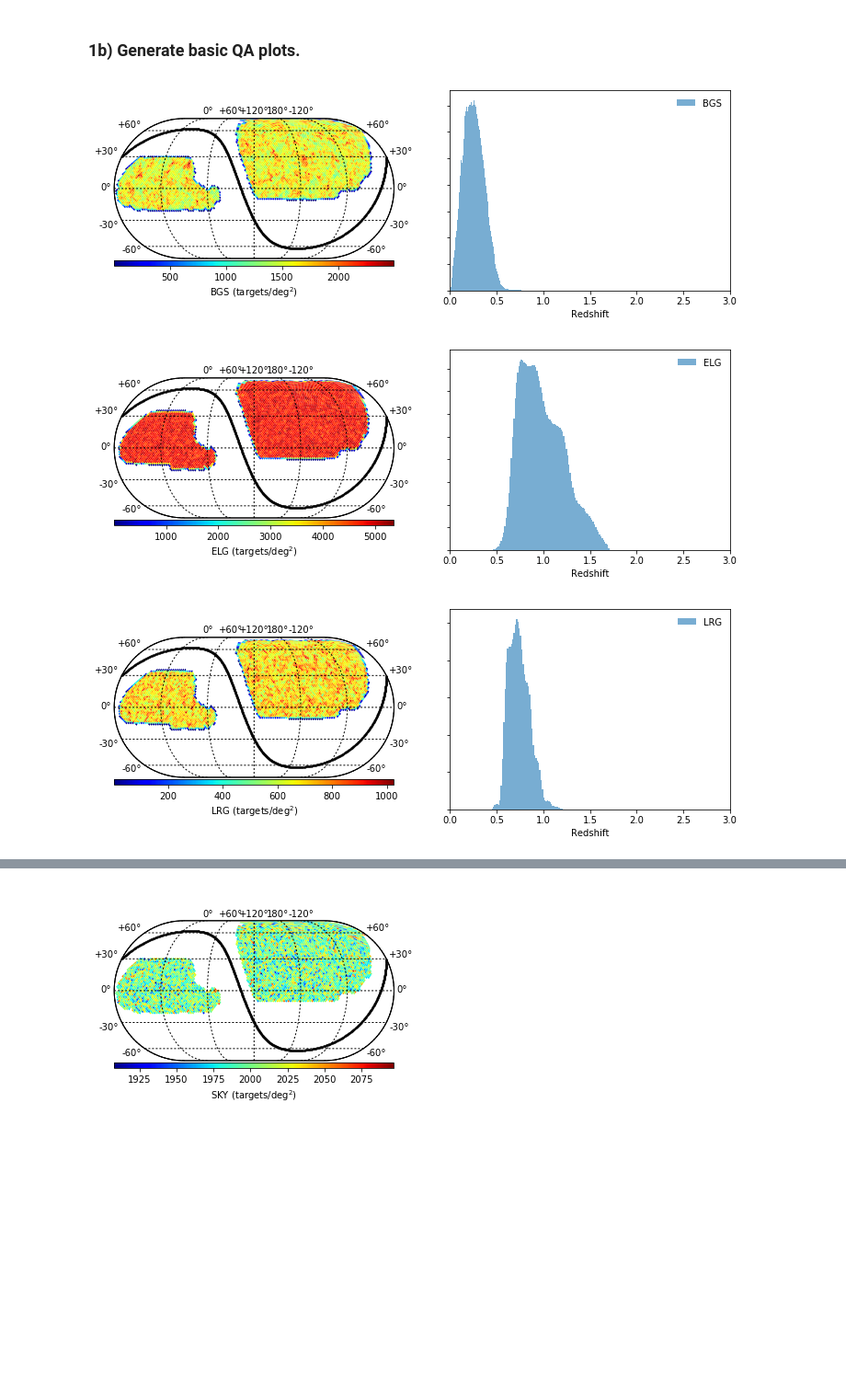
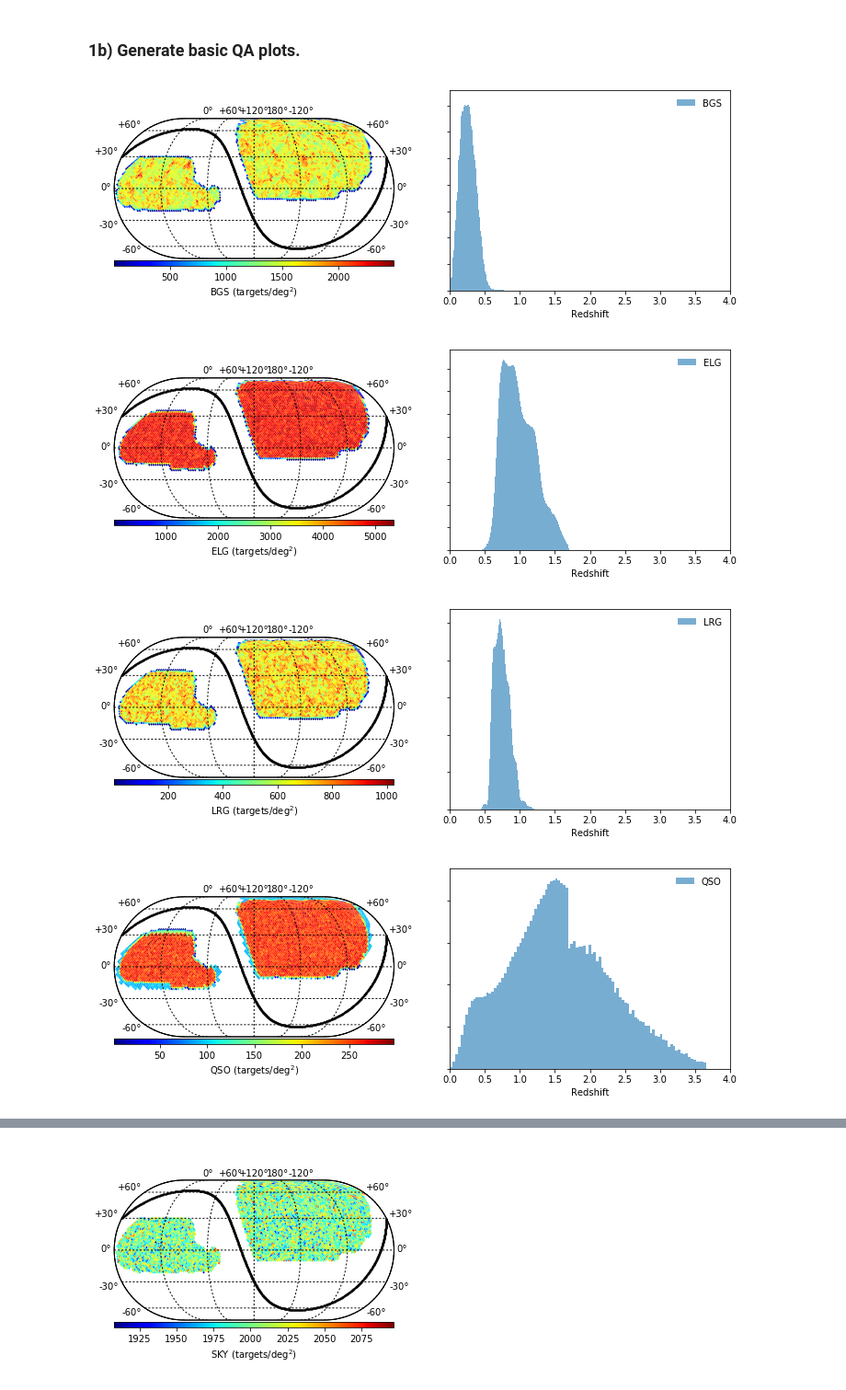
Before and after one commit to desihub/desitarget, a Jupyter notebook: doc/nb/mock-qa.ipynb, the cells around one changed output, grey strips where cells are left out. Shown at 92% size. Drawn from its saved outputs; the diff is of its cells as text; code cells hidden in the pictures; blank space fills up the shorter version.

```diff
--- a/doc/nb/mock-qa.ipynb
+++ b/doc/nb/mock-qa.ipynb
@@ -177,5 +144,4 @@ WARNING:<ipython-input-12-aab1e40bc1fb>:10:read_BGS: Note: the BGS mock has been
 # %%
 for mock in ('ELG', 'LRG', 'QSO'):
-    mockfile = os.path.join(_GRFpath(), '{}.fits'.format(mock))
-    data[mock] = read_GRF(mockfile)
+    data[mock] = read_GRF(mock)
 # %% [output]
@@ -185,2 +151,0 @@ INFO:<ipython-input-9-3071708bed65>:5:read_GRF: Reading /Users/ioannis/research/
-# %%
-data['LYA'] = read_lya(nread=4)
@@ -193,3 +152,3 @@ INFO:<ipython-input-10-65a168b58d67>:3:_read_lya: Reading /Users/ioannis/researc
 # %%
-data['SKY'] = read_GRF(_GRFpath(sky=True))
+data['SKY'] = read_GRF(sky=True)
 # %% [output]
@@ -211,16 +170,17 @@ def qamock_sky(cat, objtype, ax=None):
     if 'Z' in cat.keys():
         ax[1].hist(cat['Z'], bins=100, histtype='stepfilled', alpha=0.6, label=objtype)
         ax[1].set_xlabel('Redshift')
-        ax[1].set_xlim(0, 3)
+        ax[1].set_xlim(0, 4)
         ax[1].yaxis.set_major_formatter(plt.NullFormatter())
         ax[1].legend(loc='upper right', frameon=False)
     else:
         ax[1].axis('off')
     fig.subplots_adjust(wspace=0.2)
 # %%
-for obj in ('BGS', 'ELG', 'LRG'):
+for obj in ('BGS', 'ELG', 'LRG', 'QSO'):
     qamock_sky(data[obj], obj)
 # %% [output]
-[figure, old version]
+[figure, new version]
-[figure, old version]
+[figure, new version]
-[figure, old version]
+[figure, new version]
+[figure, added]
```
Also changed, not shown: parts of 22 cells of this notebook, 2 other files.
